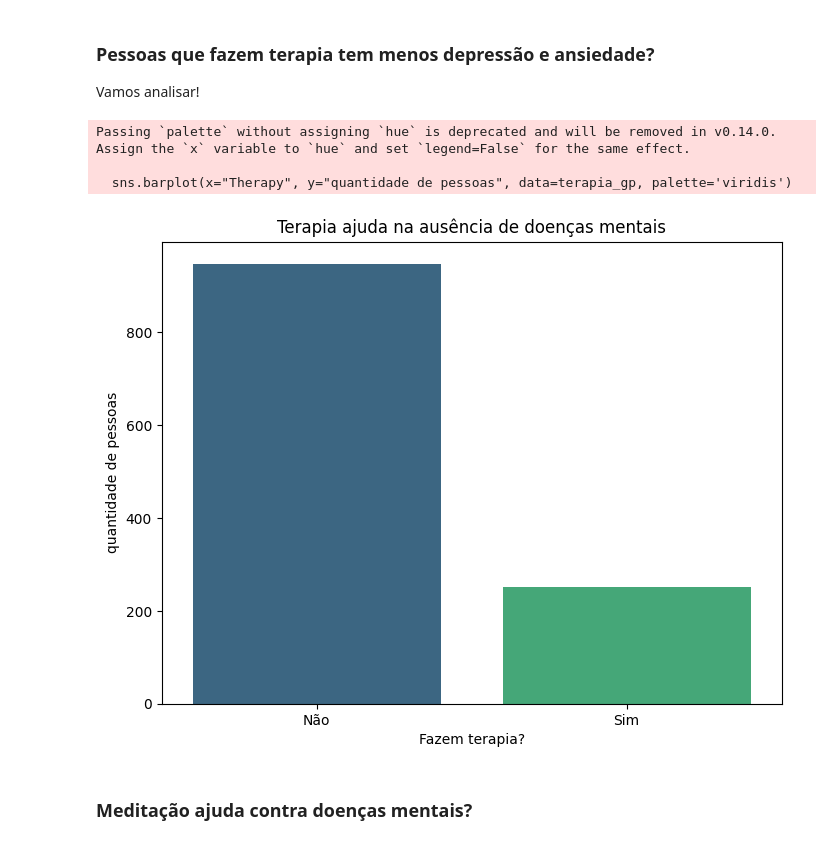
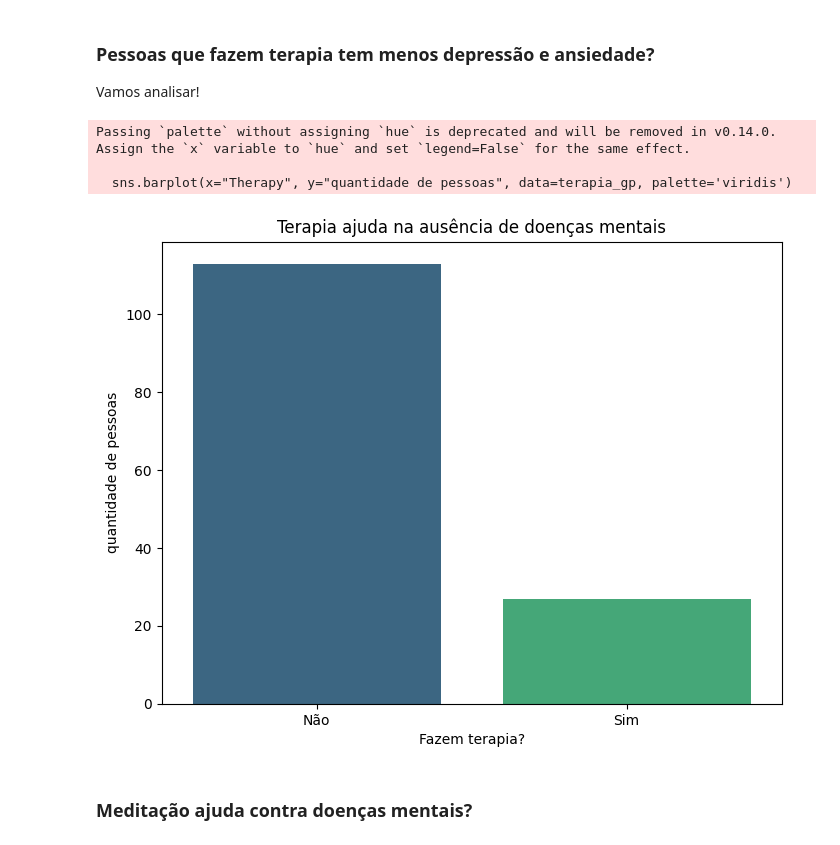
Before and after one commit to petersonwilliam-dev/analise-de-dados-ansiedade, a Jupyter notebook: analise.ipynb, the cells around one changed output. Cells and saved outputs as stored; diff of their text form; code cells hidden in the pictures.

```diff
--- a/analise.ipynb
+++ b/analise.ipynb
@@ -31,19 +31,19 @@ dados_limpos = dados.dropna()
 
 <p>Vamos analisar!</p>
 # %%
-terapia_gp = dados.groupby(['Therapy']).size().reset_index(name="quantidade de pessoas")
+terapia_gp = dados_limpos.groupby(['Therapy']).size().reset_index(name="quantidade de pessoas")
 plt.figure(figsize=(8,6))
 sns.barplot(x="Therapy", y="quantidade de pessoas", data=terapia_gp, palette='viridis')
 plt.xlabel("Fazem terapia?")
 plt.ylabel("quantidade de pessoas")
 plt.title("Terapia ajuda na ausência de doenças mentais")
 plt.xticks(ticks=[0, 1], labels=['Não', 'Sim'])
 plt.show()
 # %% [output]
 Passing `palette` without assigning `hue` is deprecated and will be removed in v0.14.0. Assign the `x` variable to `hue` and set `legend=False` for the same effect.
 
   sns.barplot(x="Therapy", y="quantidade de pessoas", data=terapia_gp, palette='viridis')
-[figure, old version]
+[figure, new version]
 # %% [markdown]
 <h3><b>Meditação ajuda contra doenças mentais?</b></h3>
 # %%
```
Also changed, not shown: parts of 22 cells of this notebook, 1 other file.
